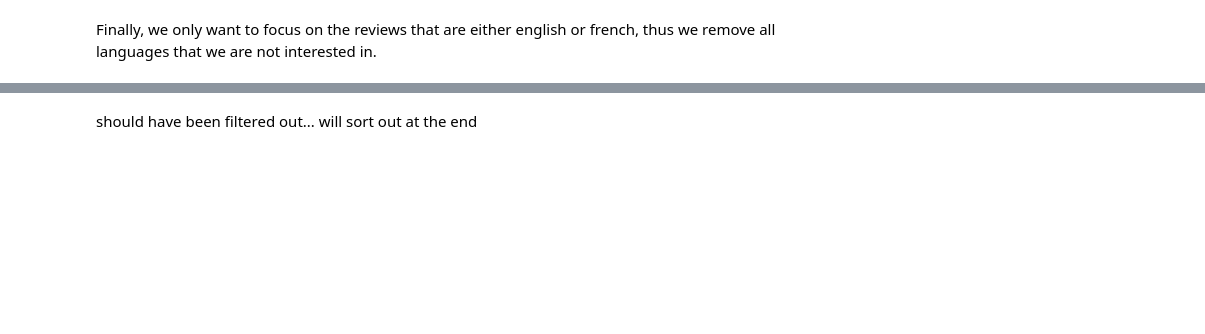
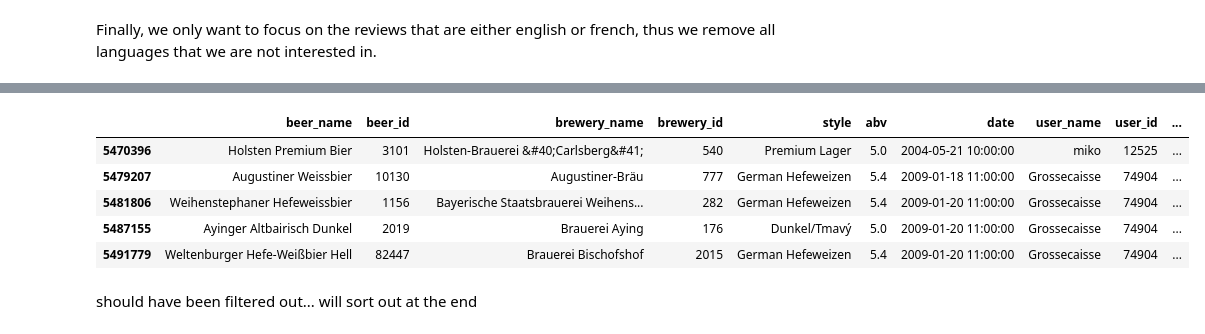
Before and after one commit to epfl-ada/ada-2023-project-adarescueteam, a Jupyter notebook: code/P3.ipynb, the cells around one changed output, grey strips where cells are left out. Cells and saved outputs as stored; diff of their text form; code cells hidden in the pictures; blank space fills up the shorter version.

```diff
--- a/code/P3.ipynb
+++ b/code/P3.ipynb
@@ -228,36 +263,9 @@ nlp.add_pipe('language_detector', last=True)
 # %%
 reviews_languages = []
 
-for row in tqdm(range(len(reviews_style_1))):
+for row in tqdm(range(len(reviews_style_2))):
     try:
-        doc = nlp(reviews_style_1['text'].iloc[row])
+        doc = nlp(reviews_style_2['text'].iloc[row])
         reviews_languages.append(doc._.language['language'])
     except Exception as e:
         reviews_languages.append(np.nan)
-# %%
-from multiprocessing import Pool, cpu_count
-
-def process_text(row):
-    try:
-        doc = nlp(reviews_style['text'].iloc[row])
-        return doc._.language['language']
-    except Exception as e:
-        return np.nan
-
-def chunks(lst, n):
-    """Yield successive n-sized chunks from lst."""
-    for i in range(0, len(lst), n):
-        yield lst[i:i + n]
-
-reviews_languages = []
-chunk_size = 10000  # You can adjust this chunk size based on memory constraints
-chunks_list = list(chunks(range(len(reviews_style)), chunk_size))
-
-def process_chunk(chunk):
-    return [process_text(row) for row in chunk]
-
-with Pool(cpu_count() - 1) as p:
-    results = p.map(process_chunk, chunks_list)
-
-for result in results:
-    reviews_languages.extend(result)
@@ -306,3 +272,13 @@ See the caveats in the documentation: https://pandas.pydata.org/pandas-docs/stab
+# %%
+reviews_style_2['lang'] = reviews_languages
+reviews_style_2[reviews_style_2['lang'].isna()].head() # strange that the data is not filtered out
+# %% [output]
+|  | beer_name | beer_id | brewery_name | brewery_id | style | abv | date | user_name | user_id | ... |
+| 5470396 | Holsten Premium Bier | 3101 | Holsten-Brauerei &#40;Carlsberg&#41; | 540 | Premium Lager | 5.0 | 2004-05-21 10:00:00 | miko | 12525 | ... |
+| 5479207 | Augustiner Weissbier | 10130 | Augustiner-Bräu | 777 | German Hefeweizen | 5.4 | 2009-01-18 11:00:00 | Grossecaisse | 74904 | ... |
+| 5481806 | Weihenstephaner Hefeweissbier | 1156 | Bayerische Staatsbrauerei Weihens... | 282 | German Hefeweizen | 5.4 | 2009-01-20 11:00:00 | Grossecaisse | 74904 | ... |
+| 5487155 | Ayinger Altbairisch Dunkel | 2019 | Brauerei Aying | 176 | Dunkel/Tmavý | 5.0 | 2009-01-20 11:00:00 | Grossecaisse | 74904 | ... |
+| 5491779 | Weltenburger Hefe-Weißbier Hell | 82447 | Brauerei Bischofshof | 2015 | German Hefeweizen | 5.4 | 2009-01-20 11:00:00 | Grossecaisse | 74904 | ... |
 # %% [markdown]
 should have been filtered out... will sort out at the end
 # %%
```
Also changed, not shown: parts of 39 cells of this notebook.
